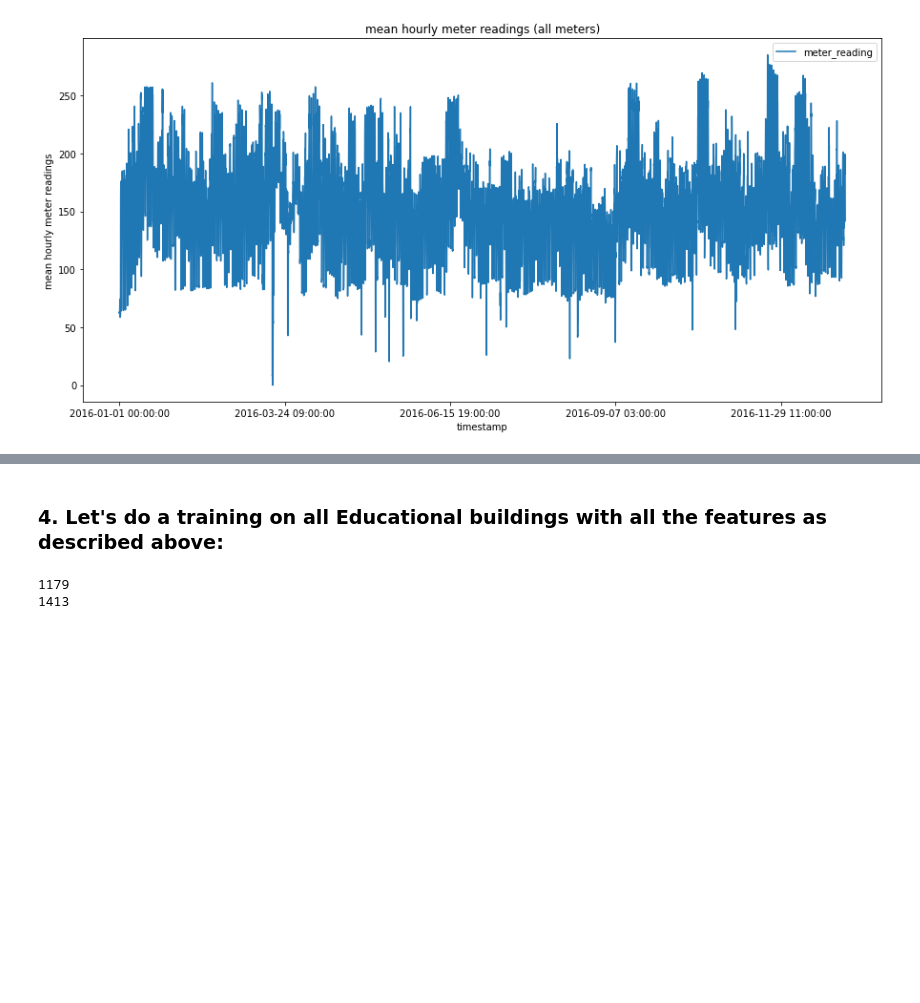
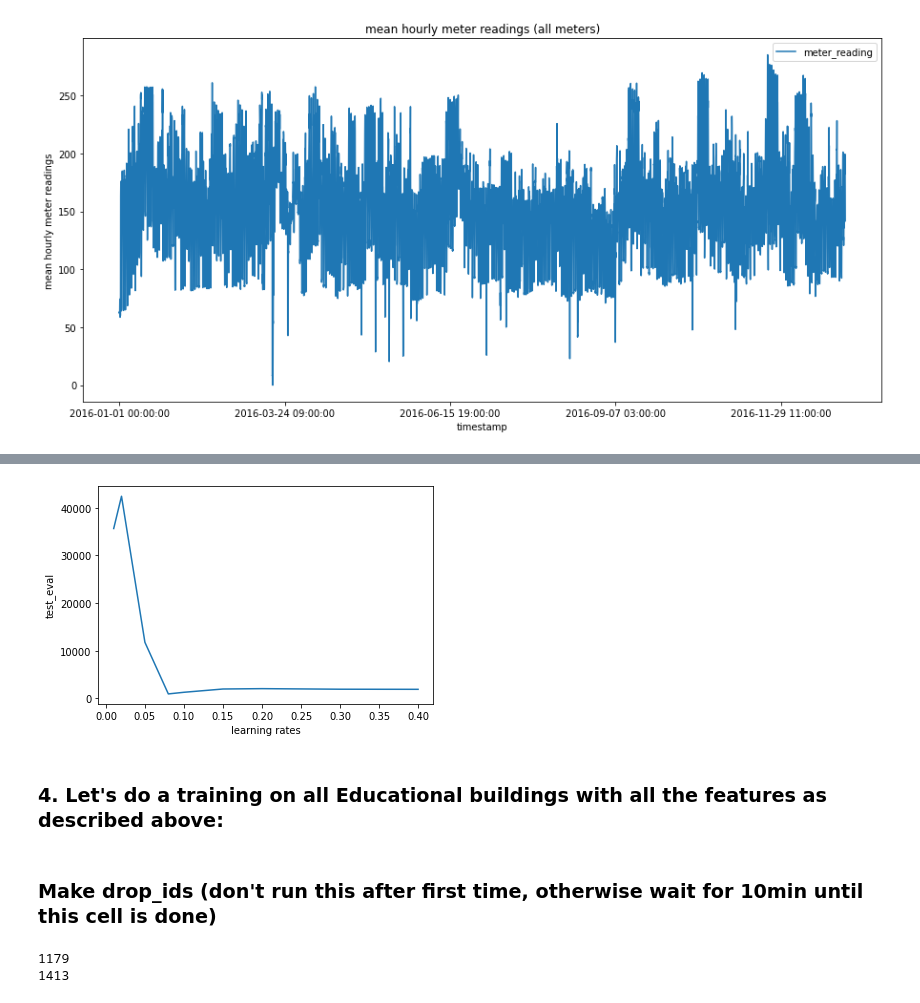
Before and after one commit to TamaraSumarac/6.862_MachineLearningProject, a Jupyter notebook: BuildingEnergyConsumption/Code/LinearRegression.ipynb, the cells around one changed output, grey strips where cells are left out. Saved outputs shown, nothing was run; the diff lists cells and outputs as text; code cells hidden in the pictures; blank space fills up the shorter version.

```diff
--- a/BuildingEnergyConsumption/Code/LinearRegression.ipynb
+++ b/BuildingEnergyConsumption/Code/LinearRegression.ipynb
@@ -438,0 +439,27 @@ plt.show()
+# %%
+learning_rates = np.array([0.01,0.02,0.05,0.08,0.1,0.15,0.2,0.3,0.4])
+test_eval = np.zeros(learning_rates.shape)
+num = 0
+
+for lr in np.array([0.01,0.02,0.05,0.08,0.1,0.15,0.2,0.3,0.4]):
+  linear_regression_model = keras.models.Sequential([
+    normalizer,
+    layers.Dense(units=1) # Linear Model
+])
+  loss = keras.losses.MeanSquaredError() # MeanSquaredError
+#loss = keras.losses.MeanSquaredLogarithmicError()
+  optim = keras.optimizers.Adam(lr=lr) #learning is super dependent on learning rate, for 0.01 it didn't learn well
+  metrics=tf.keras.metrics.RootMeanSquaredError()
+
+  linear_regression_model.compile(optimizer=optim, loss=loss)#, metrics=metrics)
+
+  history = linear_regression_model.fit(
+    train_features, train_labels,
+    epochs=20,
+    verbose=1,
+    # Calculate validation results on 20% of the training data
+    validation_split = 0.2)
+  test_eval[num] = linear_regression_model.evaluate(
+    test_features,
+    test_labels, verbose=1)
+  num = num+1
@@ -439,3 +484,10 @@ plt.show()
+# %%
+plt.plot(learning_rates, test_eval)
+plt.xlabel('learning rates')
+plt.ylabel('test_eval')
+plt.show()
+# %% [output]
+[figure, added]
 # %% [markdown]
 ### 4. Let's do a training on all Educational buildings with all the features as described above:
 # %%
@@ -443,6 +495,8 @@ plt.show()
 pd_educational = pd_all[['building_id','meter','timestamp','meter_reading', 'primary_use','square_feet','year_built','air_temperature']]
 pd_educational_elect = pd_educational.loc[(pd_educational["meter"]==0)]
 #pd_educational_elect = pd_educational_elect.loc[(pd_educational_elect["primary_use"]=='Education')]
+# %% [markdown]
+### Make drop_ids (don't run this after first time, otherwise wait for 10min until this cell is done)
 # %%
 drop_ids = []
 for i in pd_educational_elect.building_id.unique():
```
Also changed, not shown: parts of 30 cells of this notebook, 1 other file.
